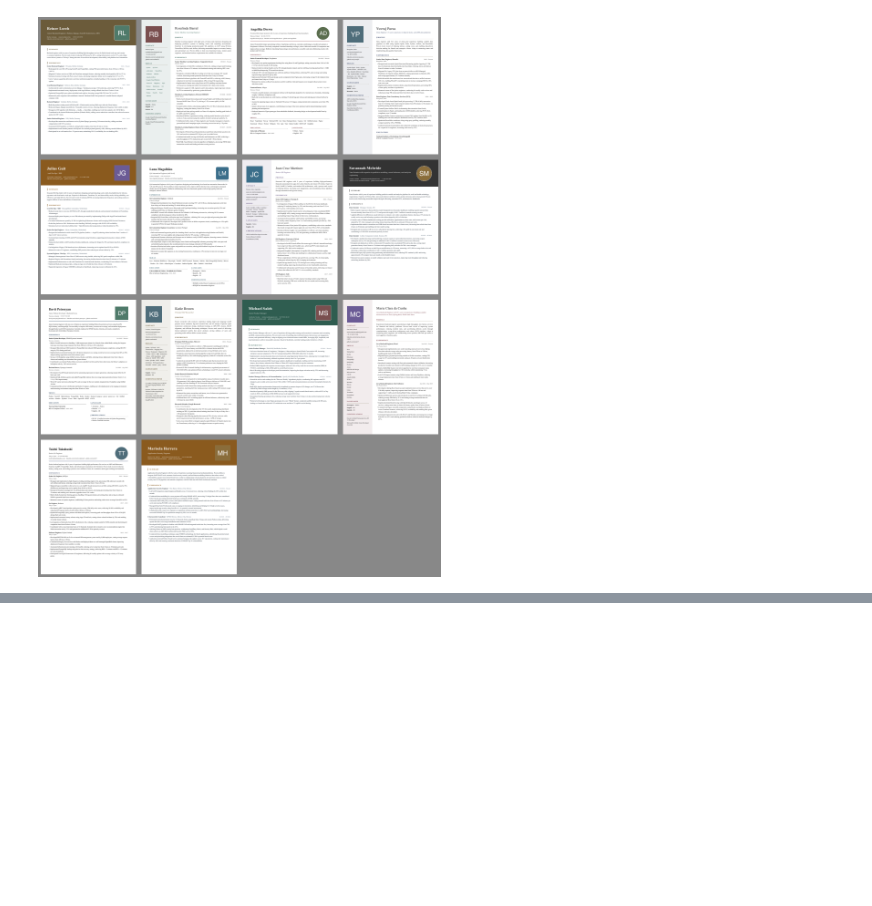
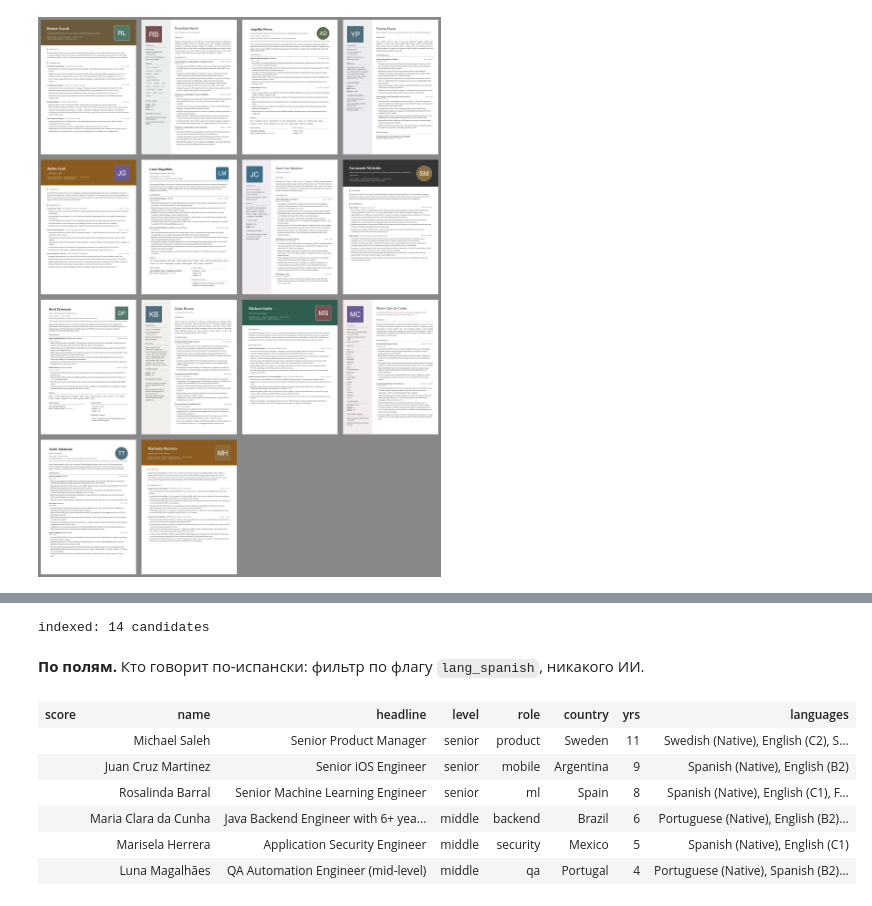
Before and after one commit to ananasDDA/cv-screener, a Jupyter notebook: demo.ipynb, the cells around one changed output, grey strips where cells are left out. Drawn from its saved outputs; the diff is of its cells as text; code cells hidden in the pictures; blank space fills up the shorter version.

```diff
--- a/demo.ipynb
+++ b/demo.ipynb
@@ -165,0 +174,25 @@ display(sheet)
+# %%
+from cv_screener.index.store import CandidateIndex, Filters
+
+idx = CandidateIndex()
+print("indexed:", idx.rebuild(cands), "candidates")
+
+
+def show(hits):
+    table([{"score": "" if h.score is None else f"{h.score:.3f}", "name": h.name, "headline": h.headline[:45],
+            "level": h.seniority, "role": h.role_family, "country": h.country, "yrs": h.years_experience,
+            "languages": h.languages} for h in hits] or [{"result": "no candidates match"}])
+# %% [output]
+indexed: 14 candidates
+# %% [markdown]
+**По полям.** Кто говорит по-испански: фильтр по флагу `lang_spanish`, никакого ИИ.
+# %%
+show(idx.search(None, Filters(languages=["Spanish"]), k=10))
+# %% [output]
+| score | name | headline | level | role | country | yrs | languages |
+|  | Michael Saleh | Senior Product Manager | senior | product | Sweden | 11 | Swedish (Native), English (C2), S... |
+|  | Juan Cruz Martinez | Senior iOS Engineer | senior | mobile | Argentina | 9 | Spanish (Native), English (B2) |
+|  | Rosalinda Barral | Senior Machine Learning Engineer | senior | ml | Spain | 8 | Spanish (Native), English (C1), F... |
+|  | Maria Clara da Cunha | Java Backend Engineer with 6+ yea... | middle | backend | Brazil | 6 | Portuguese (Native), English (B2)... |
+|  | Marisela Herrera | Application Security Engineer | middle | security | Mexico | 5 | Spanish (Native), English (C1) |
+|  | Luna Magalhães | QA Automation Engineer (mid-level) | middle | qa | Portugal | 4 | Portuguese (Native), Spanish (B2)... |
```
Also changed, not shown: parts of 11 cells of this notebook, 3 other files.
